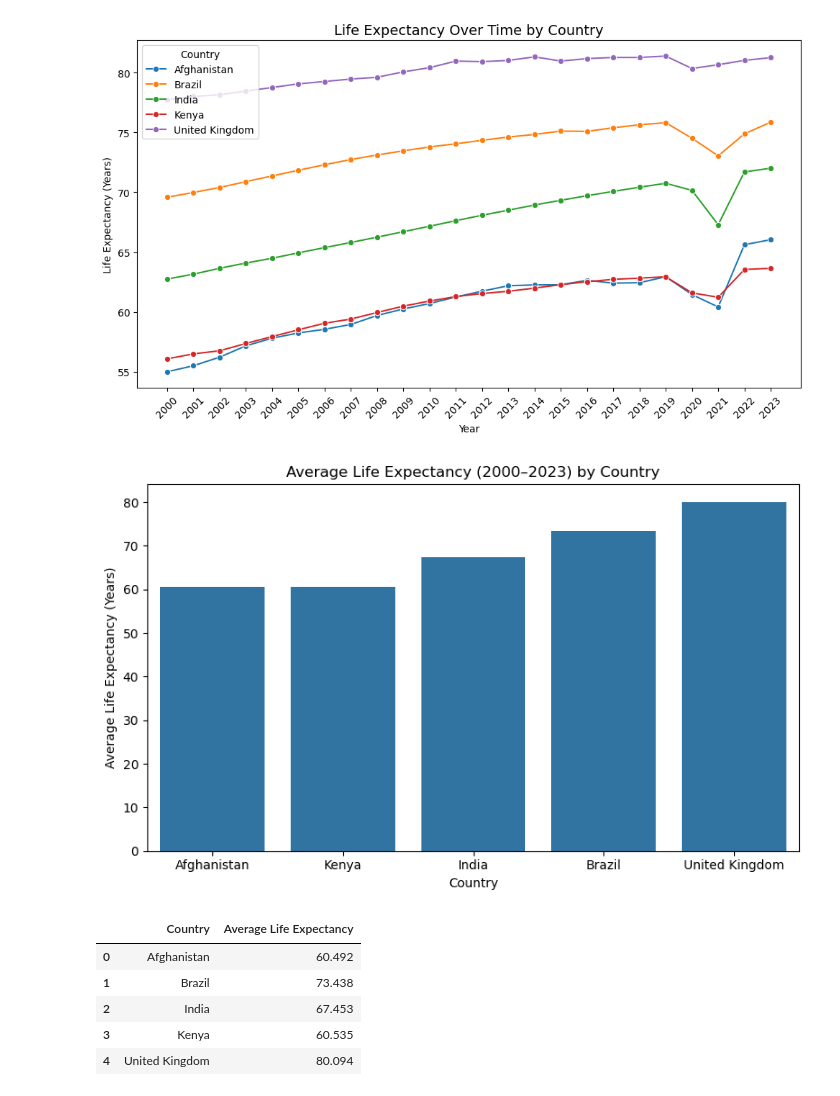
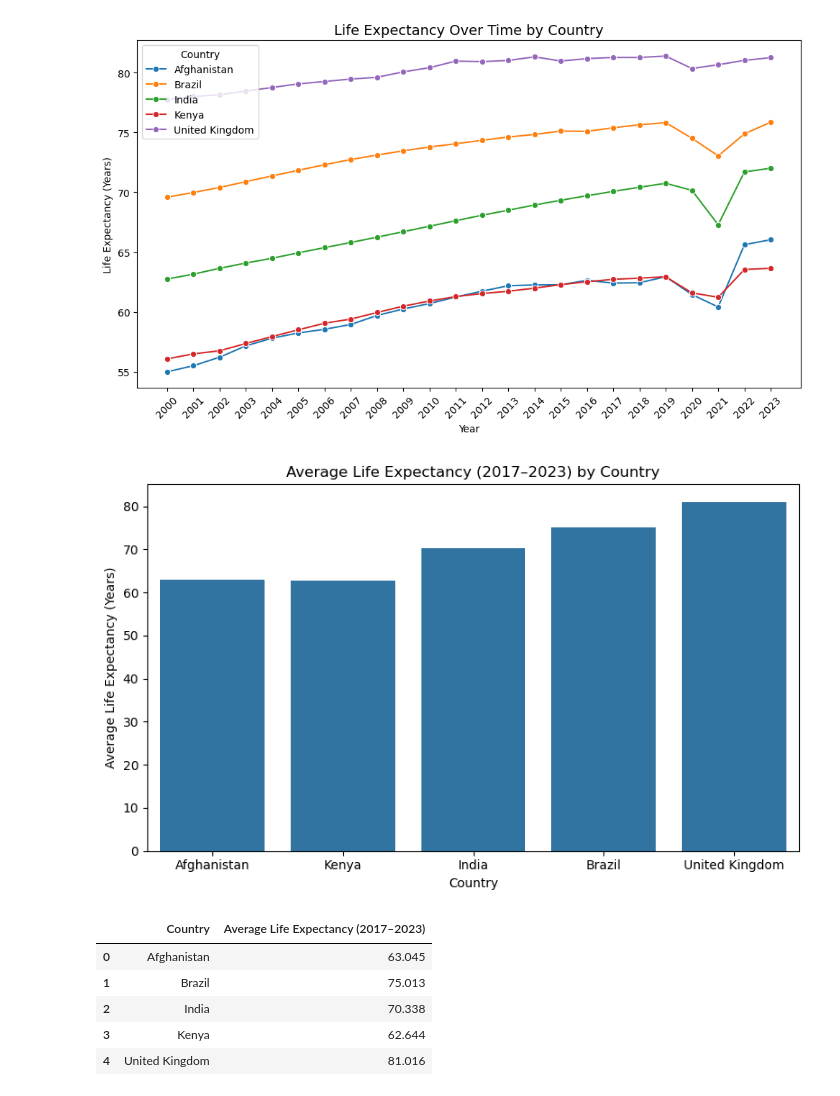
Before and after one commit to a1an-na/QTM350_Final_Project, a Jupyter notebook: scripts/life_expectancy.ipynb, the cells around one changed output. Drawn from its saved outputs; the diff is of its cells as text; code cells hidden in the pictures.

Commit message:
Changes to table scripts (narrowing down to 2017 - 2023).

```diff
--- a/scripts/life_expectancy.ipynb
+++ b/scripts/life_expectancy.ipynb
@@ -28,29 +28,39 @@ plt.show()
 [figure]
 # %%
 # Bar plot of average life expectancy per country
-avg_life_exp = df.groupby("country")["life_expectancy"].mean().reset_index()
+avg_life_exp = (
+    df[df['year'].between(2017, 2023)]
+    .groupby("country")["life_expectancy"]
+    .mean()
+    .reset_index()
+)
 
 country_order = ['Afghanistan', 'Kenya', 'India', 'Brazil', 'United Kingdom']
 
 plt.figure(figsize=(8, 5))
 sns.barplot(data=avg_life_exp, x="country", y="life_expectancy", order=country_order)
-plt.title("Average Life Expectancy (2000–2023) by Country")
+plt.title("Average Life Expectancy (2017–2023) by Country")
 plt.ylabel("Average Life Expectancy (Years)")
 plt.xlabel("Country")
 plt.tight_layout()
 plt.show()
 # %% [output]
-[figure, old version]
+[figure, new version]
 # %%
 # Average Life Expectancy by Country
 
-table_1= df.groupby('country', as_index=False)['life_expectancy'].mean().round(3)
-table_1.columns = ['Country', 'Average Life Expectancy']
+table_1 = (
+    df[df['year'].between(2017, 2023)]
+    .groupby('country', as_index=False)['life_expectancy']
+    .mean()
+    .round(3)
+)
+table_1.columns = ['Country', 'Average Life Expectancy (2017–2023)']
 table_1
 # %% [output]
-|  | Country | Average Life Expectancy |
-| 0 | Afghanistan | 60.492 |
-| 1 | Brazil | 73.438 |
-| 2 | India | 67.453 |
-| 3 | Kenya | 60.535 |
-| 4 | United Kingdom | 80.094 |
+|  | Country | Average Life Expectancy (2017–2023) |
+| 0 | Afghanistan | 63.045 |
+| 1 | Brazil | 75.013 |
+| 2 | India | 70.338 |
+| 3 | Kenya | 62.644 |
+| 4 | United Kingdom | 81.016 |
```
Also changed, not shown: 2 other files.
